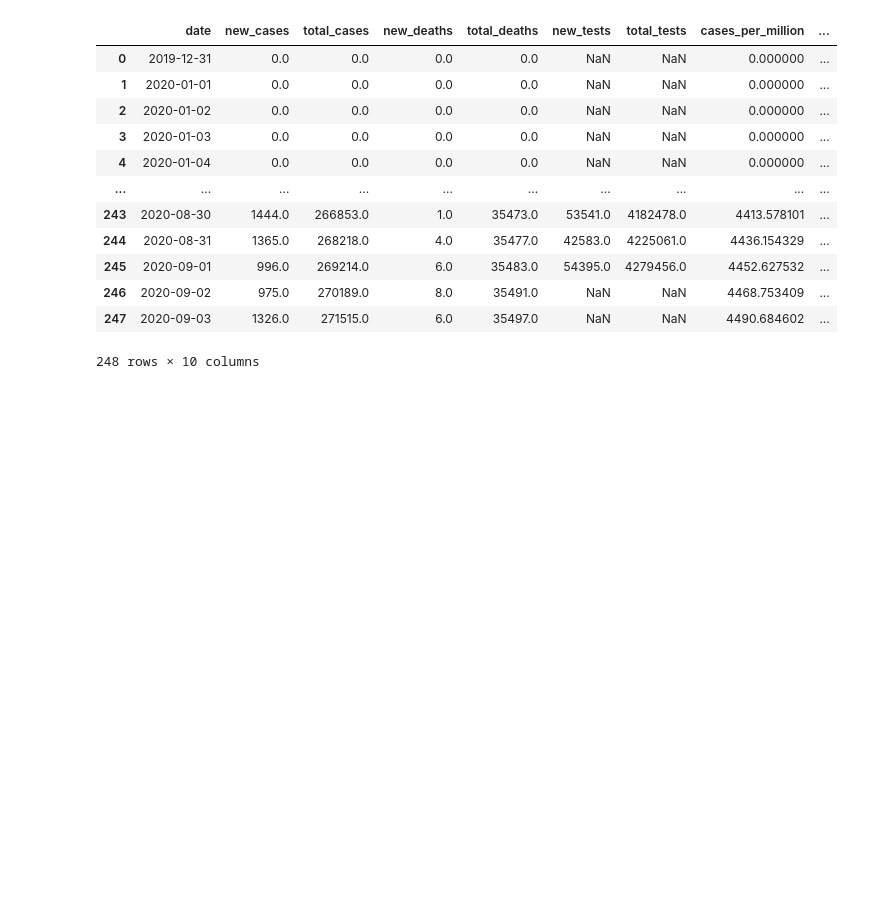
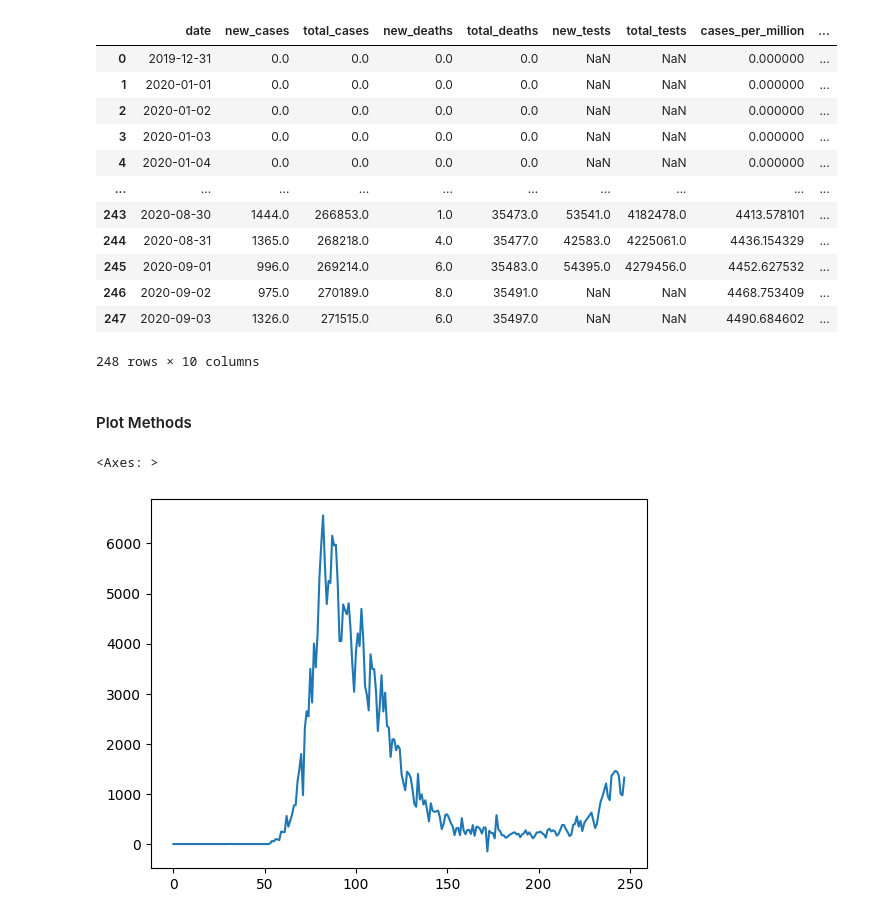
Before and after one commit to BetulAlbayrak1999/Pandas-Numpy-DataVisualization, a Jupyter notebook: Analysing Tabular Data with Pandas.ipynb, the cells around one changed output. Cells and saved outputs as stored; diff of their text form; code cells hidden in the pictures; blank space fills up the shorter version.

Commit message:
Plotting the data

```diff
--- a/Analysing Tabular Data with Pandas.ipynb
+++ b/Analysing Tabular Data with Pandas.ipynb
@@ -528,3 +542,10 @@ result_df
 248 rows × 10 columns
 # %%
 result_df.to_csv("covid_result.csv", index=None)
+# %% [markdown]
+#### Plot Methods
+# %%
+result_df.new_cases.plot()
+# %% [output]
+<Axes: >
+[figure, added]
```
Also changed, not shown: parts of 14 cells of this notebook.
